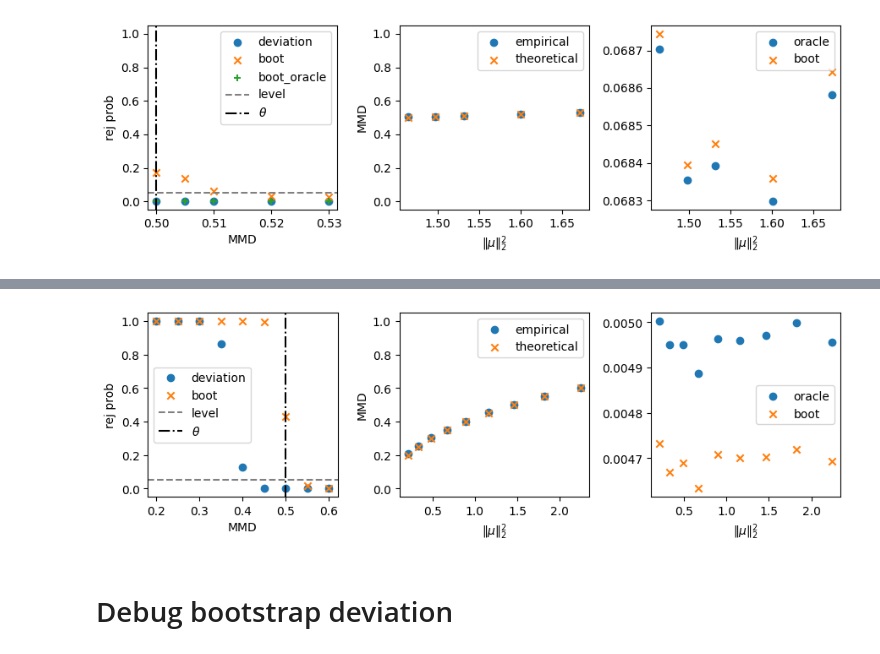
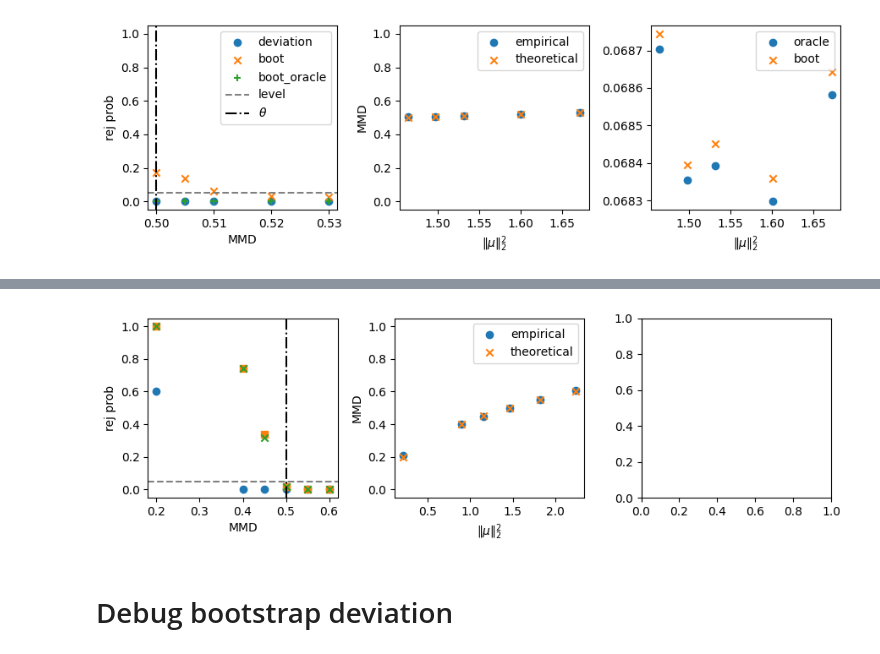
Before and after one commit to XingLLiu/robust-kernel-test, a Jupyter notebook: notebooks/reversed.ipynb, the cells around one changed output, grey strips where cells are left out. Cells and saved outputs as stored; diff of their text form; code cells hidden in the pictures.

```diff
--- a/notebooks/reversed.ipynb
+++ b/notebooks/reversed.ipynb
@@ -254,11 +232,3 @@ stats_ls_ms = mmd_bootstrap(mean_ls, nrep=1000)
-# %%
-# true sampling distribution
-figs, axes = plt.subplots(nrows=2, ncols=3, figsize=(9, 6))
-
-for i, ww in enumerate(mean_ls):
-    ax = axes.flatten()[i]
-    ax.hist(stats_ls_ms[i], bins=50, label=f"mean shift = {ww}")
-    ax.legend()
 # %%
 np.random.seed(2024)
 # %%
@@ -540,0 +448,4 @@ rej_prob_simple
+# %%
+np.random.seed(2024)
+theta = 0.5
+res = mmd_experiment(kernel_class, Xs_ls, Ys_ls, theta=theta, keys=keys, quantiles=quantiles)
@@ -541,44 +555,48 @@ rej_prob_simple
 # %%
 figs, axes = plt.subplots(nrows=1, ncols=3, figsize=(9, 3))
 
 ax = axes[0]
 rej_prob = [np.mean(res[kk]["deviation"]["rej"]) for kk in keys]
 ax.scatter(keys, rej_prob, label="deviation")
+rej_prob = [np.mean(res[kk]["boot_oracle"]["rej"]) for kk in keys]
+ax.scatter(keys, rej_prob, marker="s", label="boot_oracle")
 rej_prob = [np.mean(res[kk]["boot"]["rej"]) for kk in keys]
 ax.scatter(keys, rej_prob, marker="x", label="boot")
-rej_prob = [np.mean(res[kk]["boot_oracle"]["rej"]) for kk in keys]
-ax.scatter(keys, rej_prob, marker="s", label="boot_oracle")
 ax.axhline(0.05, color="grey", linestyle="--", label="level")
 ax.axvline(theta, color="k", linestyle="-.", label=r"$\theta$")
 # ax.set_xscale("log")
 ax.set_ylim(-0.05, 1.05)
 ax.set_xlabel("MMD")
 ax.set_ylabel("rej prob")
-ax.legend()
+# ax.legend()
 
 ax = axes[1]
 vals = [np.mean(res[kk]["deviation"]["val"]) for kk in keys]
-ax.scatter(shift_sq_ls, [vv**0.5 for vv in vals], label="empirical")
+ax.scatter(shift_sq_ls, [vv for vv in vals], label="empirical")
 ax.scatter(shift_sq_ls, [population_mmd(np.eye(dim)[:1, 0] * s**0.5, 1.) for s in shift_sq_ls], marker="x", label="theoretical")
 # ax.set_xscale("log")
 ax.set_ylim(-0.05, 1.05)
 ax.set_xlabel(r"$\| \mu \|_2^2$")
 ax.set_ylabel("MMD")
 ax.legend()
 
-ax = axes[2]
-quantile_oracle = [np.mean(res[kk]["boot_oracle"]["threshold"]) for kk in keys]
-quantile_boot = [np.mean(res[kk]["boot"]["threshold"]) for kk in keys]
-ax.scatter(shift_sq_ls, quantile_oracle, label="oracle")
-ax.scatter(shift_sq_ls, quantile_boot, marker="x", label="boot")
-# ax.set_xscale("log")
-ax.set_xlabel(r"$\| \mu \|_2^2$")
-ax.legend()
+# ax = axes[2]
+# # quantile_oracle = [np.mean(res[kk]["boot_oracle"]["threshold"]) for kk in keys]
+# # quantile_boot = [np.mean(res[kk]["boot"]["threshold"]) for kk in keys]
+# # ax.scatter(shift_sq_ls, quantile_oracle, label="oracle")
+# # ax.scatter(shift_sq_ls, quantile_boot, marker="x", label="boot")
+# # # ax.set_xscale("log")
+# # ax.set_xlabel(r"$\| \mu \|_2^2$")
+# # ax.legend()
+
+# ax.hist(res[keys[0]]["boot"]["boot_stats"][0], bins=50)
+# ax.axvline(res[keys[0]]["boot_oracle"]["threshold"][0], color="C0", linestyle="--", label="oracle quantile")
+# ax.axvline(res[keys[0]]["boot"]["threshold"][0], color="C1", linestyle="--", label="boot quantile")
 
 _ = plt.tight_layout()
 plt.tight_layout()
 # %% [output]
-[figure, old version]
+[figure, new version]
 # %% [markdown]
 # Debug bootstrap deviation
 # %%
```
Also changed, not shown: parts of 29 cells of this notebook, 2 other files.
